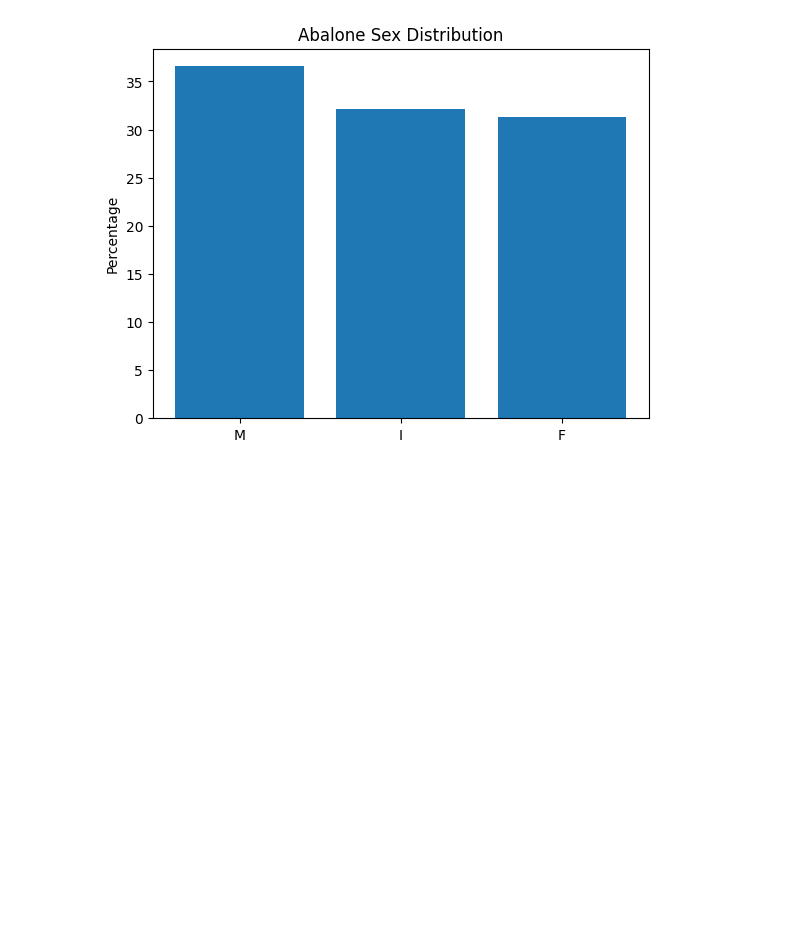
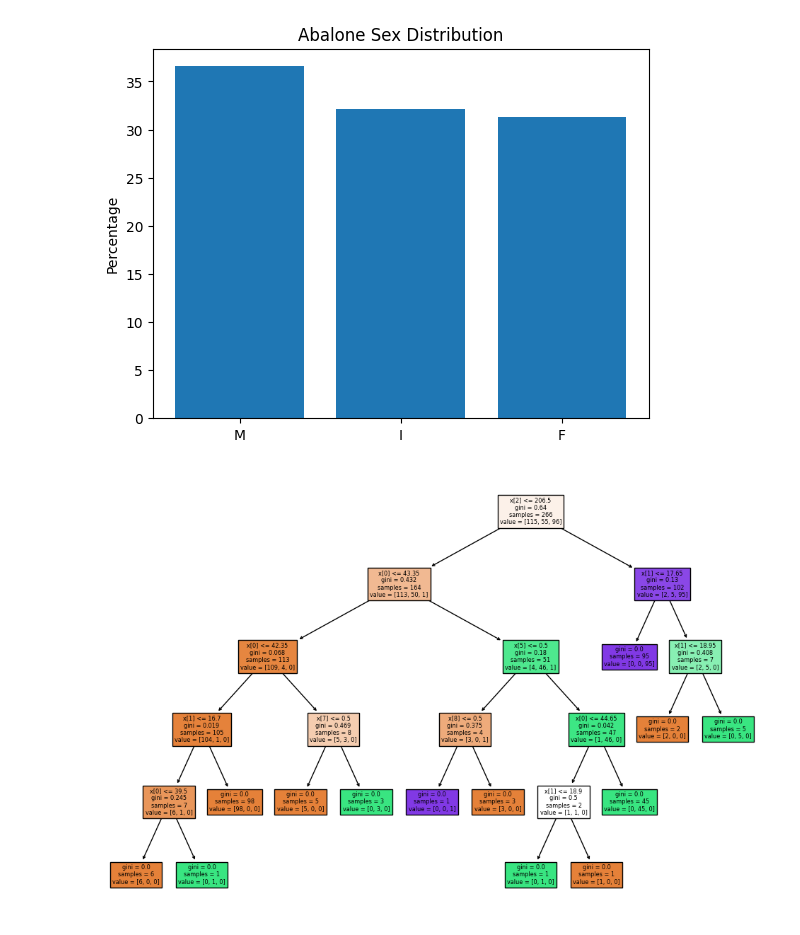
Before and after one commit to Cousigames/Assignment1, a Jupyter notebook: Assignment1.ipynb, the cells around one changed output. Cells and saved outputs as stored; diff of their text form; code cells hidden in the pictures; blank space fills up the shorter version.

```diff
--- a/Assignment1.ipynb
+++ b/Assignment1.ipynb
@@ -60,3 +60,88 @@ x_train_abalone, x_test_abalone, y_train_abalone, y_test_abalone = train_test_sp
 # %% [output]
 [figure]
 [figure]
+# %%
+from sklearn.tree import DecisionTreeClassifier, plot_tree
+from sklearn.neural_network import MLPClassifier
+from sklearn.model_selection import GridSearchCV
+import matplotlib.pyplot as plt
+from sklearn.model_selection import train_test_split
+
+from sklearn.preprocessing import LabelEncoder
+
+
+import pandas as pd
+from sklearn.tree import DecisionTreeClassifier, plot_tree
+from sklearn.neural_network import MLPClassifier
+from sklearn.model_selection import GridSearchCV, train_test_split
+from sklearn.preprocessing import OneHotEncoder
+
+# Loading the penguin dataset here
+penguins = pd.read_csv('penguins.csv')
+
+# One-hot encode the categorical features needed
+categorical_features = ['island', 'sex']
+one_hot_encoder = OneHotEncoder(sparse=False)
+penguins_encoded = pd.DataFrame(
+    one_hot_encoder.fit_transform(penguins[categorical_features]),
+    columns=one_hot_encoder.get_feature_names_out(categorical_features)
+)
+
+# Drop the original categorical features and concatenate the one-hot encoded features
+penguins = pd.concat([
+    penguins.drop(categorical_features, axis=1),
+    penguins_encoded
+], axis=1)
+
+# Replace 'species' with the actual target column name in our dataset
+X = penguins.drop('species', axis=1)
+y = penguins['species']
+
+# Split the data into training and testing sets to perform operation
+X_train, X_test, y_train, y_test = train_test_split(X, y, test_size=0.2, random_state=42)
+
+
+
+# Base-DT
+base_dt = DecisionTreeClassifier()
+base_dt.fit(X_train, y_train)
+
+# Visualize Base-DT
+plt.figure(figsize=(12,8))
+plot_tree(base_dt, filled=True)
+plt.savefig('base_dt_tree.png')
+plt.show()
+
+# Grid Search for Top-DT
+param_grid_dt = {
+    'criterion': ['gini', 'entropy'],
+    'max_depth': [None, 10, 20],
+    'min_samples_split': [2, 4, 6]
+}
+grid_search_dt = GridSearchCV(DecisionTreeClassifier(), param_grid_dt, cv=5)
+grid_search_dt.fit(X_train, y_train)
+
+# Train and Visualize Top-DT
+top_dt = grid_search_dt.best_estimator_
+plt.figure(figsize=(12,8))
+plot_tree(top_dt, filled=True)
+plt.savefig('top_dt_tree.png')
+plt.show()
+
+# Base-MLP
+base_mlp = MLPClassifier(hidden_layer_sizes=(100, 100), activation='logistic', solver='sgd')
+base_mlp.fit(X_train, y_train)
+
+# Grid Search for Top-MLP
+param_grid_mlp = {
+    'activation': ['logistic', 'tanh', 'relu'],
+    'hidden_layer_sizes': [(30, 50), (10, 10, 10)],
+    'solver': ['adam', 'sgd']
+}
+grid_search_mlp = GridSearchCV(MLPClassifier(), param_grid_mlp, cv=5)
+grid_search_mlp.fit(X_train, y_train)
+
+# Train Top-MLP
+top_mlp = grid_search_mlp.best_estimator_
+# %% [output]
+[figure, added]
```
Also changed, not shown: parts of 2 cells of this notebook.
